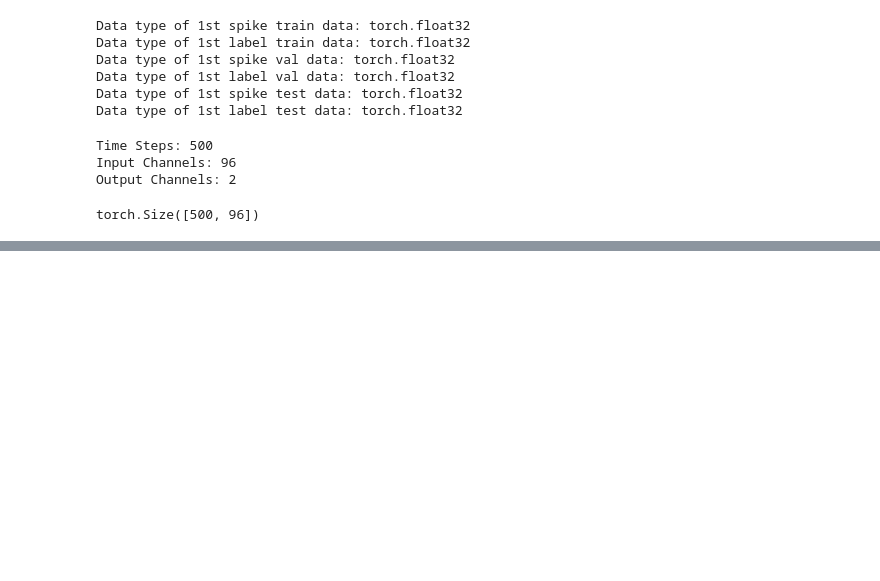
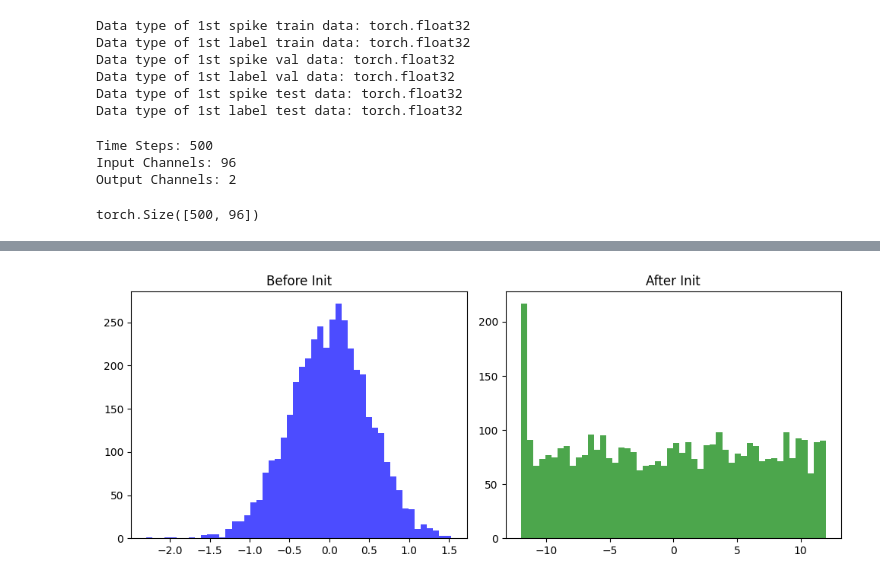
Before and after one commit to Tansil011019/efficient-rsnn-bmi, a Jupyter notebook: notebooks/training_delay_experiment.ipynb, the cells around one changed output, grey strips where cells are left out. Saved outputs shown, nothing was run; the diff lists cells and outputs as text; code cells hidden in the pictures; blank space fills up the shorter version.

```diff
--- a/notebooks/training_delay_experiment.ipynb
+++ b/notebooks/training_delay_experiment.ipynb
@@ -328,0 +367,15 @@ CustomLIFGroup(
+# %%
+plt.figure(figsize=(10, 4))
+
+plt.subplot(1, 2, 1)
+plt.hist(position_before, bins=50, color='blue', alpha=0.7)
+plt.title("Before Init")
+
+plt.subplot(1, 2, 2)
+plt.hist(position_after, bins=50, color='green', alpha=0.7)
+plt.title("After Init")
+
+plt.tight_layout()
+plt.show()
+# %% [output]
+[figure, added]
```
Also changed, not shown: parts of 35 cells of this notebook, 1 other file.
